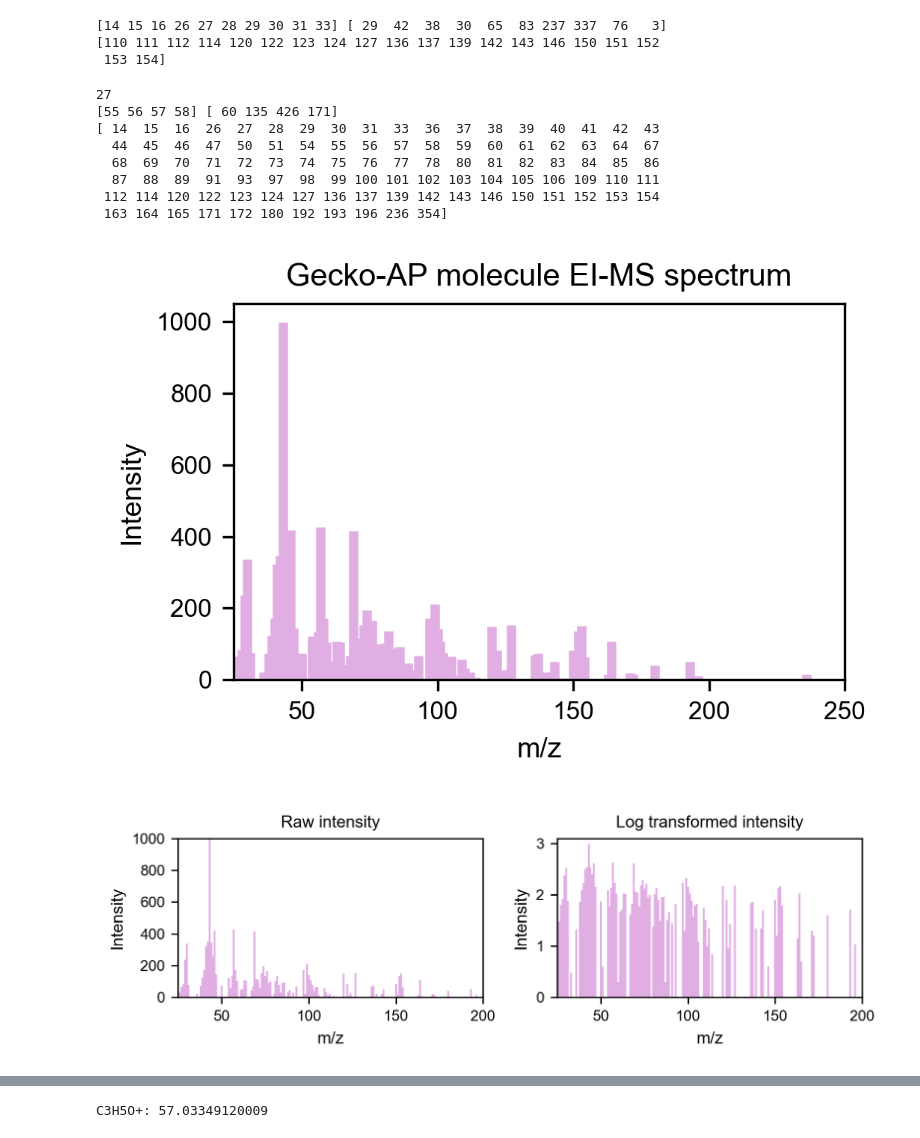
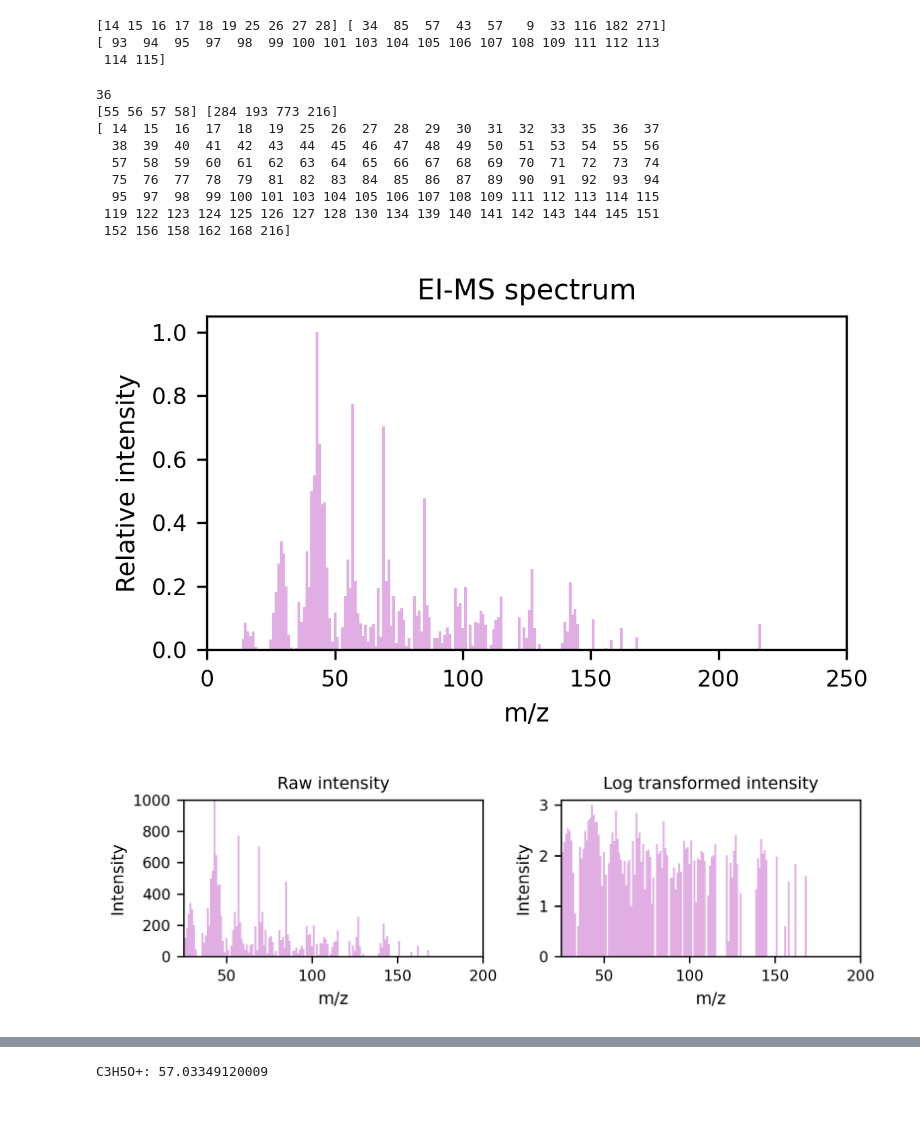
Before and after one commit to kuulia/DiffEIMS, a Jupyter notebook: notebooks/fragment_nb.ipynb, the cells around one changed output, grey strips where cells are left out. Saved outputs shown, nothing was run; the diff lists cells and outputs as text; code cells hidden in the pictures; blank space fills up the shorter version.

Commit message:
plots

```diff
--- a/notebooks/fragment_nb.ipynb
+++ b/notebooks/fragment_nb.ipynb
@@ -11,3 +11,8 @@ plt.rcParams['font.family'] = 'sans-serif'
 plt.rcParams['font.sans-serif'] = ['Arial', 'DejaVu Sans', 'Liberation Sans', 'Bitstream Vera Sans', 'sans-serif']
 # %%
 df = pd.read_pickle('../data/neims/spec_files/df_neims_gecko_3_9_22.pkl')
+# %%
+mols_mass = df['SMILES'].apply(lambda x: CalcExactMolWt(Chem.MolFromSmiles(x)))
+# %%
+df['mols_mass'] = mols_mass
+df[df['SMILES'].str.contains('N')].sort_values(by='mols_mass').head(2000)
@@ -14,6 +21,6 @@ df = pd.read_pickle('../data/neims/spec_files/df_neims_gecko_3_9_22.pkl')
 # %%
-mol_name = 'gecko_119052'
-formula = 'C10H13N3O14'
-smiles = 'CC(=O)C(CC(O[N+](=O)[O-])(C(=O)O)C(C)(C)C(=O)OO[N+](=O)[O-])O[N+](=O)[O-]'
+mol_name = 'gecko_139426'
+formula = 'C10H14N2O12'
+smiles = 'CC(O[N+](=O)[O-])(C(=O)OO)C(O[N+](=O)[O-])C(C)(C)C(C=O)C(=O)O'
 print(smiles)
 # %% [output]
@@ -46,9 +53,9 @@ inten_log = np.log10(inten)
 print(mz[0:10], inten[0:10])
 print(mz[70:90])
 # %% [output]
-[14 15 16 26 27 28 29 30 31 33] [ 29  42  38  30  65  83 237 337  76   3]
-[110 111 112 114 120 122 123 124 127 136 137 139 142 143 146 150 151 152
- 153 154]
+[14 15 16 17 18 19 25 26 27 28] [ 34  85  57  43  57   9  33 116 182 271]
+[ 93  94  95  97  98  99 100 101 103 104 105 106 107 108 109 111 112 113
+ 114 115]
 # %%
 max_idx = np.argmax(inten)
 idx = np.where(mz==57)[0][0]
@@ -58,31 +65,32 @@ print(mz[idx-spread:idx+spread], inten[idx-spread:idx+spread])
 mz[max_idx]
 print(mz)
 # %% [output]
-27
-[55 56 57 58] [ 60 135 426 171]
-[ 14  15  16  26  27  28  29  30  31  33  36  37  38  39  40  41  42  43
-  44  45  46  47  50  51  54  55  56  57  58  59  60  61  62  63  64  67
-  68  69  70  71  72  73  74  75  76  77  78  80  81  82  83  84  85  86
-  87  88  89  91  93  97  98  99 100 101 102 103 104 105 106 109 110 111
- 112 114 120 122 123 124 127 136 137 139 142 143 146 150 151 152 153 154
- 163 164 165 171 172 180 192 193 196 236 354]
+36
+[55 56 57 58] [284 193 773 216]
+[ 14  15  16  17  18  19  25  26  27  28  29  30  31  32  33  35  36  37
+  38  39  40  41  42  43  44  45  46  47  48  49  50  51  53  54  55  56
+  57  58  59  60  61  62  63  64  65  66  67  68  69  70  71  72  73  74
+  75  76  77  78  79  81  82  83  84  85  86  87  89  90  91  92  93  94
+  95  97  98  99 100 101 103 104 105 106 107 108 109 111 112 113 114 115
+ 119 122 123 124 125 126 127 128 130 134 139 140 141 142 143 144 145 151
+ 152 156 158 162 168 216]
 # %%
 inten_scaled = inten / inten.max()
 
-plt.figure(figsize=(3.6, 2.5),dpi=300)
-plt.vlines(mz, 0, inten, color='#e1aee4', linewidth=3)
+plt.figure(figsize=(10/2.5, 2.5),dpi=300)
+plt.vlines(mz, 0, inten_scaled, color='#e1aee4', linewidth=1)
 plt.xlabel('m/z')
-plt.ylabel('Intensity')
-plt.xlim([25,250])
+plt.ylabel('Relative intensity')
+plt.xlim([0,250])
 plt.yticks(fontsize=fs-1)
 plt.xticks(fontsize=fs-1)
-plt.ylim([0,1050])
-plt.title(r'Gecko-AP molecule EI-MS spectrum', fontsize=fs+1)
+plt.ylim([0,1.05])
+plt.title(r'EI-MS spectrum', fontsize=fs+1)
 plt.tight_layout()
-plt.savefig(f'figs/Gecko119052_spec.svg')
+plt.savefig(f'figs/{mol_name}_spec.png')
 plt.show()
 # %% [output]
-[figure, old version]
+[figure, new version]
 # %%
 inten_log_scaled = inten_log / inten_log.max()
 fig, axes = plt.subplots(1, 2, figsize=(6, 2), dpi=300, sharex=True)
@@ -115,7 +123,7 @@ fig.tight_layout()
 plt.savefig('figs/Gecko119052_spec_side_by_side.svg')
 plt.show()
 # %% [output]
-[figure, old version]
+[figure, new version]
 # %%
 max_idx = np.argmax(inten)
 idx = np.where(mz==57)[0][0]
```
Also changed, not shown: parts of 7 cells of this notebook, 1 other file.
